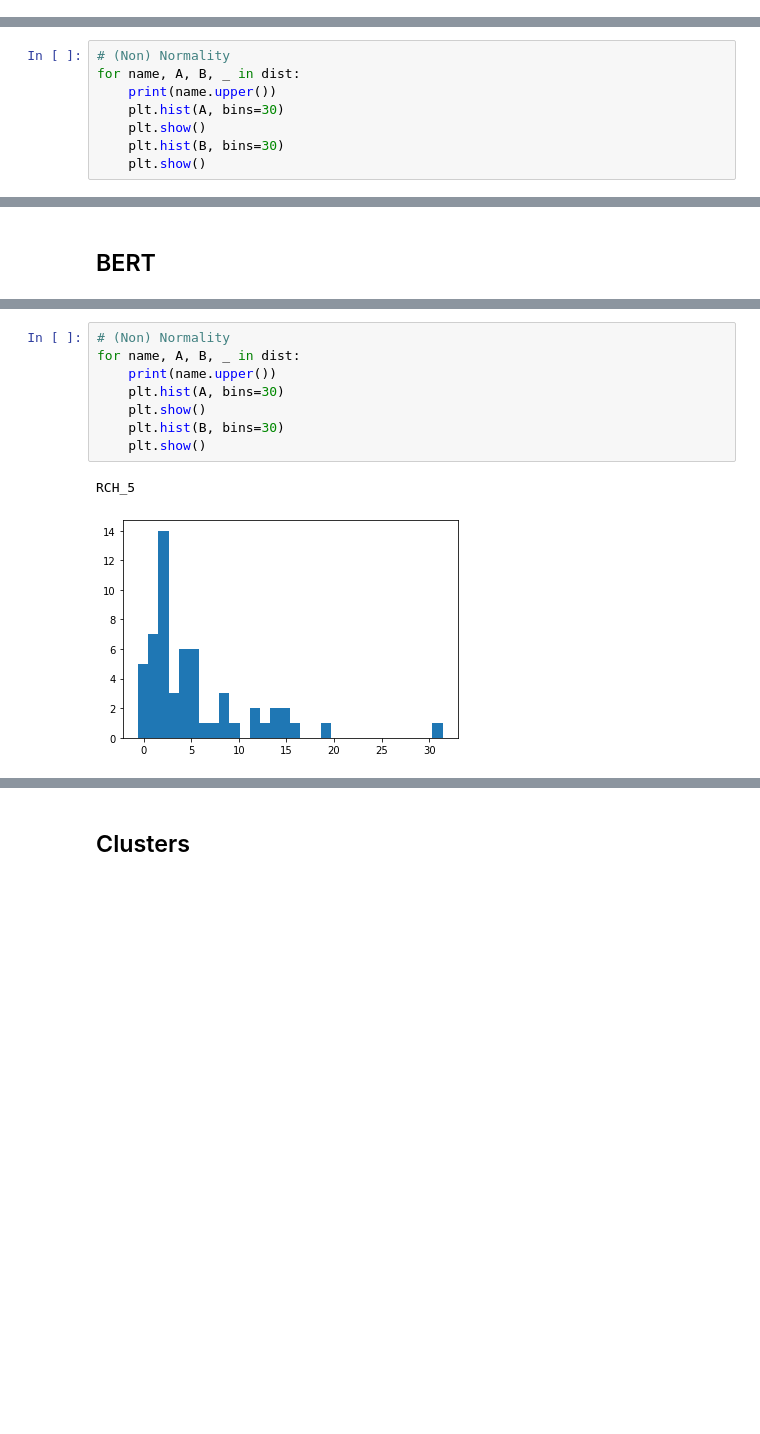
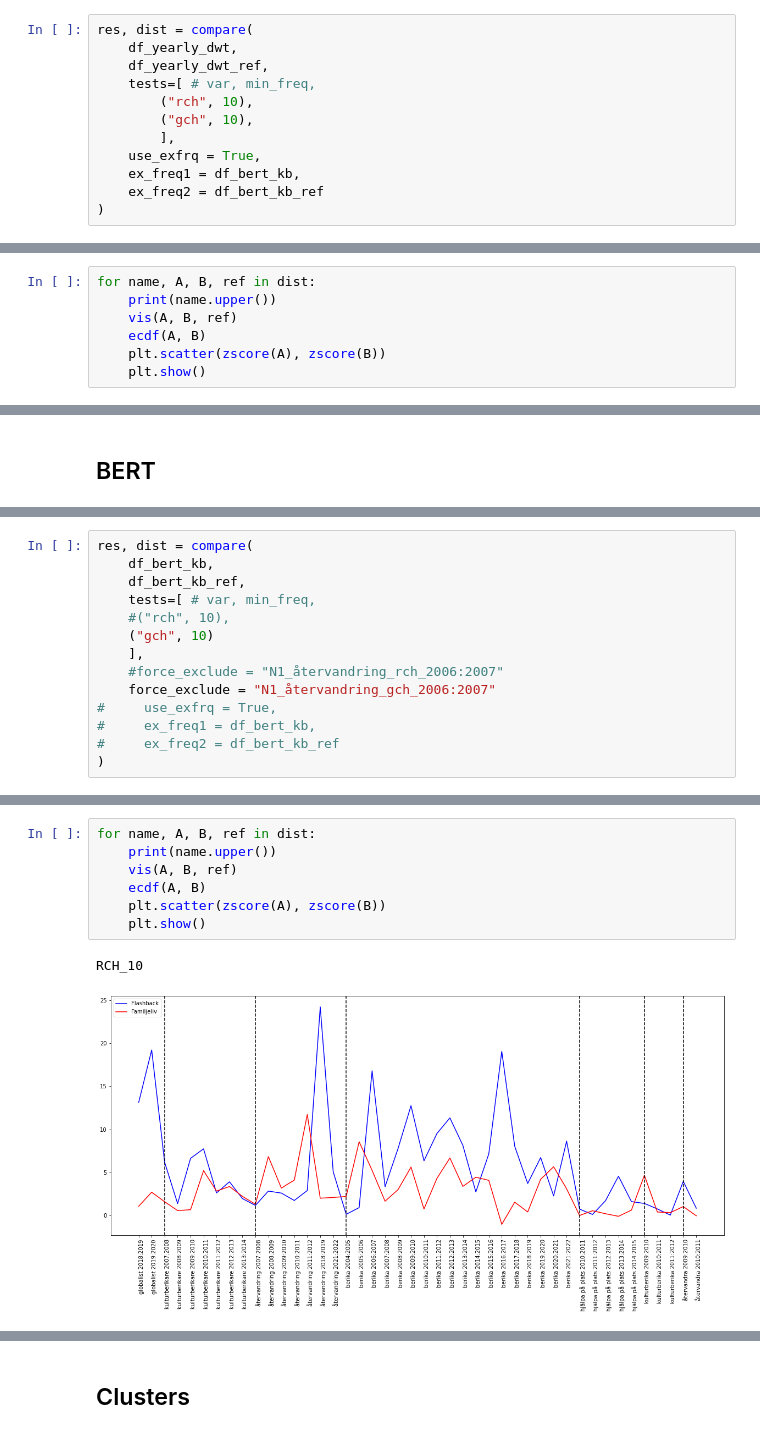
Before and after one commit to mboholm/dw_change, a Jupyter notebook: analysis/reference.ipynb, the cells around one changed output, grey strips where cells are left out. Cells and saved outputs as stored; diff of their text form; blank space fills up the shorter version.

```diff
--- a/analysis/reference.ipynb
+++ b/analysis/reference.ipynb
@@ -224,0 +349,12 @@ res, dist = compare(df_yearly_dwt, df_yearly_dwt_ref, tests=standard_tests)
+# %%
+res, dist = compare(
+    df_yearly_dwt,
+    df_yearly_dwt_ref,
+    tests=[ # var, min_freq,
+        ("rch", 10),
+        ("gch", 10),
+        ],
+    use_exfrq = True,
+    ex_freq1 = df_bert_kb,
+    ex_freq2 = df_bert_kb_ref
+)
@@ -242,9 +397,8 @@ res.T
 # %%
-# (Non) Normality
-for name, A, B, _ in dist:
+for name, A, B, ref in dist:
     print(name.upper())
-    plt.hist(A, bins=30)
+    vis(A, B, ref)
+    ecdf(A, B)
+    plt.scatter(zscore(A), zscore(B))
     plt.show()
-    plt.hist(B, bins=30)
-    plt.show()
 # %% [output]
@@ -285,0 +415,14 @@ res, dist = compare(df_bert_kb, df_bert_kb_ref, tests=standard_tests)
+# %%
+res, dist = compare(
+    df_bert_kb,
+    df_bert_kb_ref,
+    tests=[ # var, min_freq,
+    #("rch", 10),
+    ("gch", 10)
+    ],
+    #force_exclude = "N1_återvandring_rch_2006:2007"
+    force_exclude = "N1_återvandring_gch_2006:2007"
+#     use_exfrq = True,
+#     ex_freq1 = df_bert_kb,
+#     ex_freq2 = df_bert_kb_ref
+)
@@ -303,11 +459,10 @@ res.T
 # %%
-# (Non) Normality
-for name, A, B, _ in dist:
+for name, A, B, ref in dist:
     print(name.upper())
-    plt.hist(A, bins=30)
+    vis(A, B, ref)
+    ecdf(A, B)
+    plt.scatter(zscore(A), zscore(B))
     plt.show()
-    plt.hist(B, bins=30)
-    plt.show()
 # %% [output]
-RCH_5
+RCH_10
-[figure, old version]
+[figure, new version]
```
Also changed, not shown: parts of 29 cells of this notebook, 6 other files.
